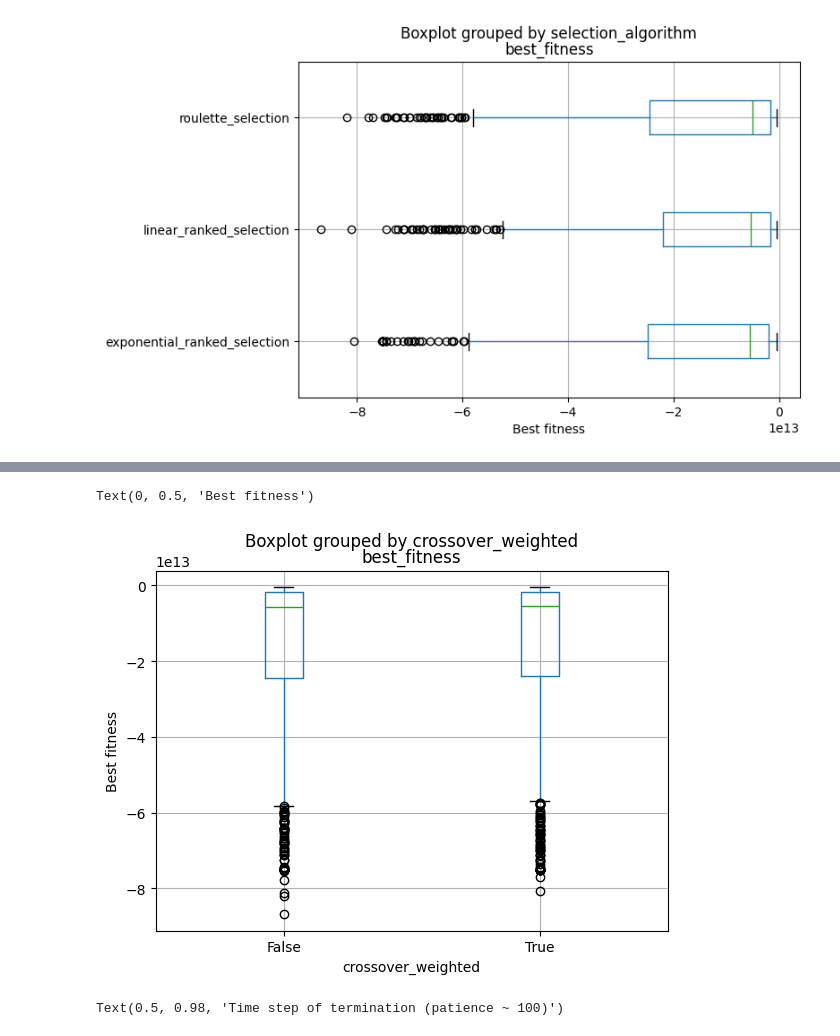
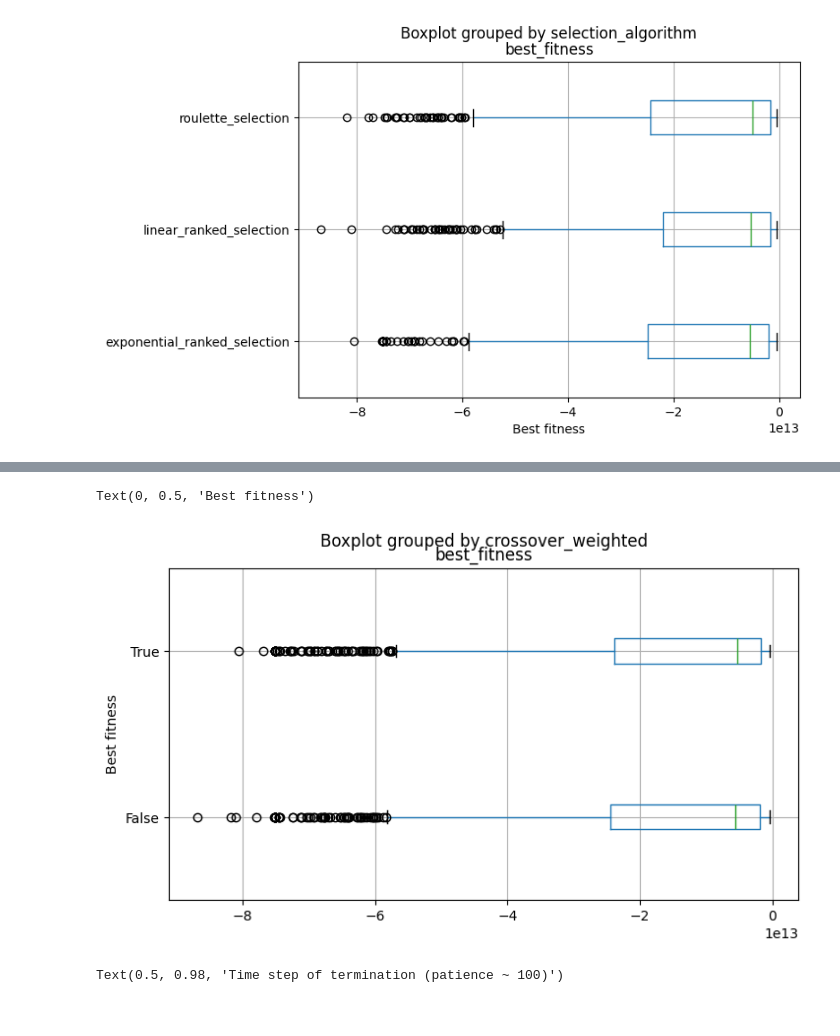
Before and after one commit to mwustinger/pssai_projectB, a Jupyter notebook: Genetic_Analysis.ipynb, the cells around one changed output, grey strips where cells are left out. Cells and saved outputs as stored; diff of their text form; code cells hidden in the pictures.

```diff
--- a/Genetic_Analysis.ipynb
+++ b/Genetic_Analysis.ipynb
@@ -217,10 +239,10 @@ Text(0, 0.5, 'Best fitness')
 # %%
 threshold = -1.0e14
-ax = df[df.best_fitness > threshold].boxplot(column="best_fitness", by="crossover_weighted")
+ax = df[df.best_fitness > threshold].boxplot(column="best_fitness", by="crossover_weighted", vert=False, figsize=(8, 4.5))
 ax.set_ylabel("Best fitness")
 # %% [output]
 Text(0, 0.5, 'Best fitness')
-[figure, old version]
+[figure, new version]
 # %%
 df.hist(column="generations")
 plt.suptitle("Time step of termination (patience ~ 100)")
```
Also changed, not shown: parts of 8 cells of this notebook, 3 other files.
